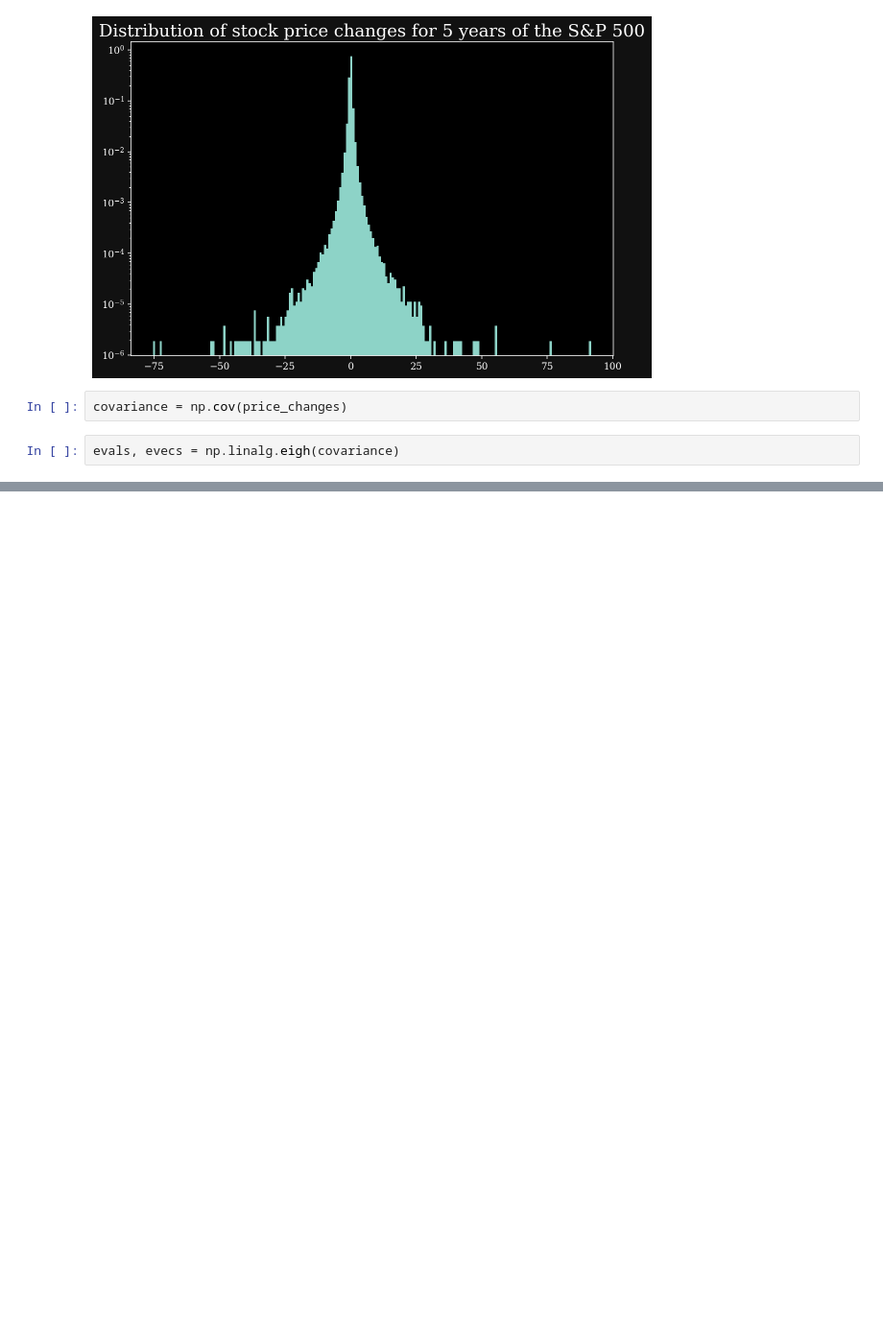
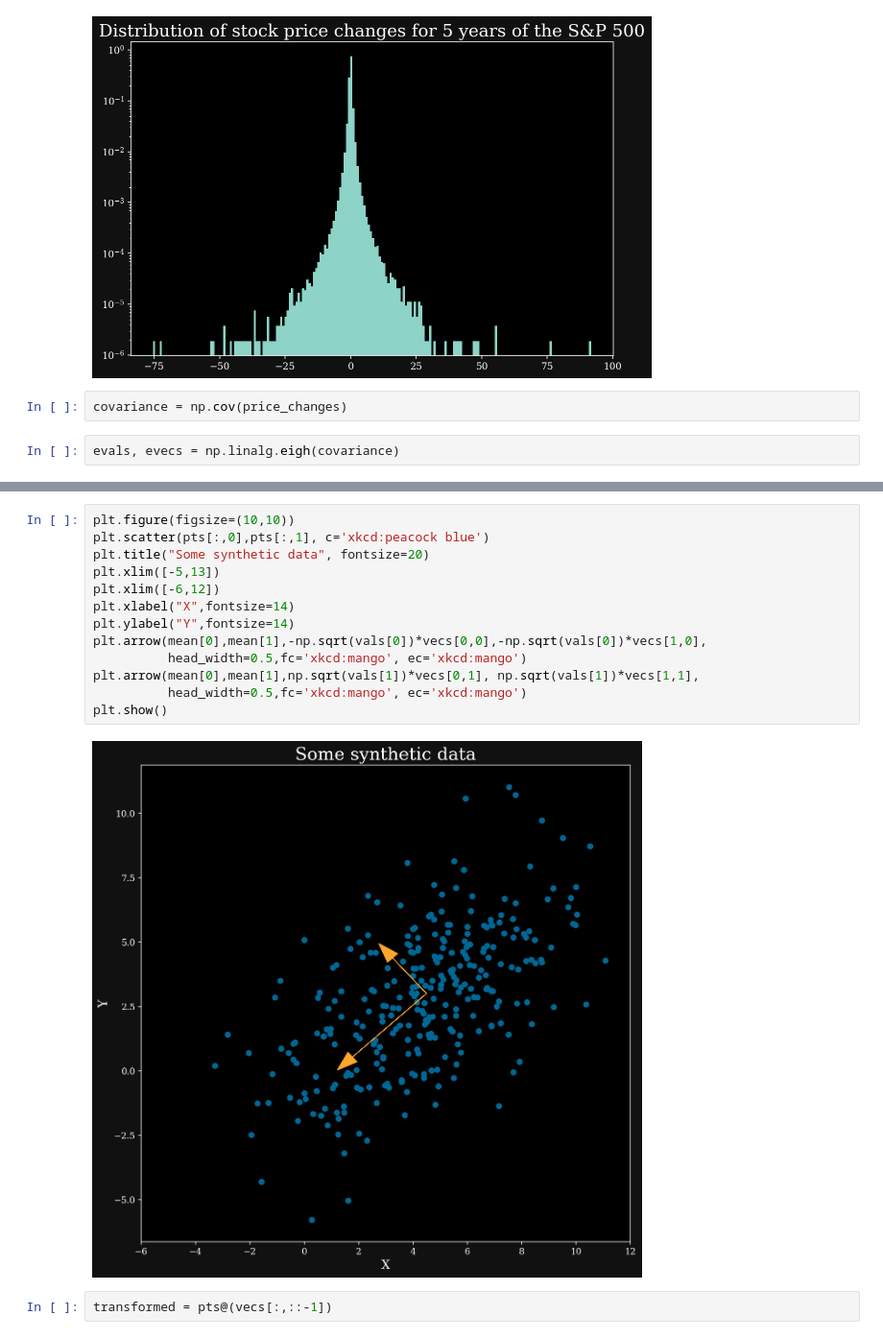
Before and after one commit to Hekstra-Lab/scientific-python-bootcamp, a Jupyter notebook: day3/stock_data_pca.ipynb, the cells around one changed output, grey strips where cells are left out. Shown at 96% size. Cells and saved outputs as stored; diff of their text form; blank space fills up the shorter version.

```diff
--- a/day3/stock_data_pca.ipynb
+++ b/day3/stock_data_pca.ipynb
@@ -110,0 +105,17 @@ fails
+# %%
+plt.figure(figsize=(10,10))
+plt.scatter(pts[:,0],pts[:,1], c='xkcd:peacock blue')
+plt.title("Some synthetic data", fontsize=20)
+plt.xlim([-5,13])
+plt.xlim([-6,12])
+plt.xlabel("X",fontsize=14)
+plt.ylabel("Y",fontsize=14)
+plt.arrow(mean[0],mean[1],-np.sqrt(vals[0])*vecs[0,0],-np.sqrt(vals[0])*vecs[1,0],
+          head_width=0.5,fc='xkcd:mango', ec='xkcd:mango')
+plt.arrow(mean[0],mean[1],np.sqrt(vals[1])*vecs[0,1], np.sqrt(vals[1])*vecs[1,1],
+          head_width=0.5,fc='xkcd:mango', ec='xkcd:mango')
+plt.show()
+# %% [output]
+[figure, added]
+# %%
+transformed = pts@(vecs[:,::-1])
```
Also changed, not shown: parts of 12 cells of this notebook.
